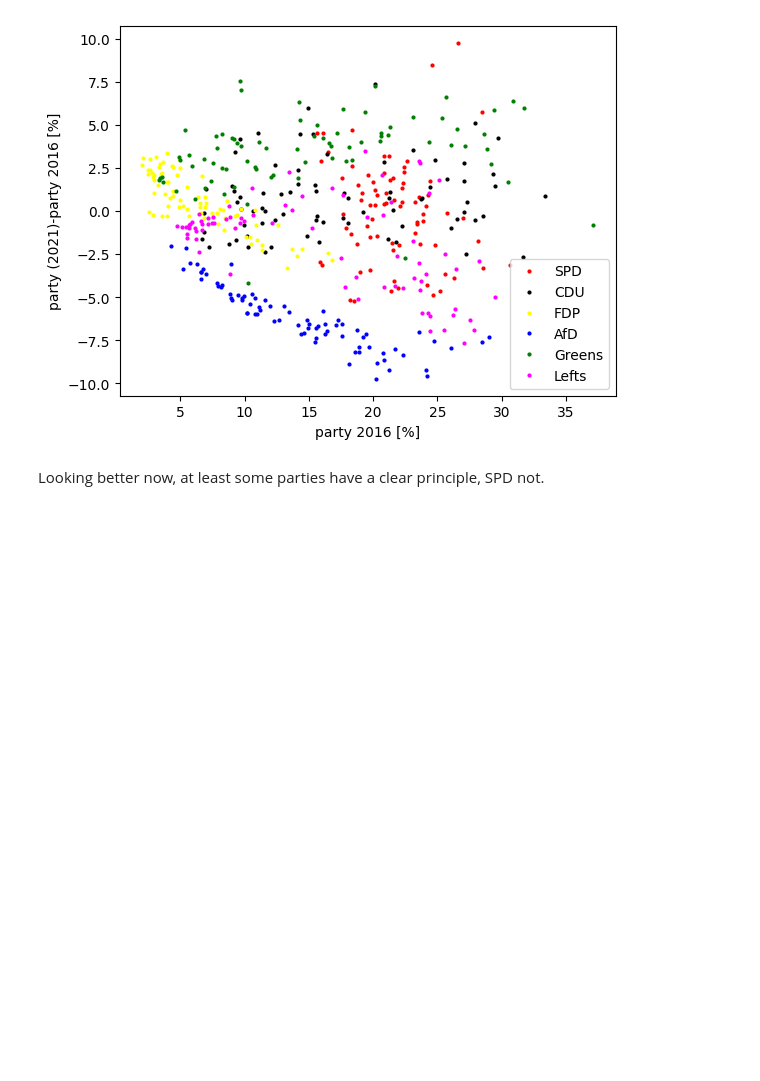
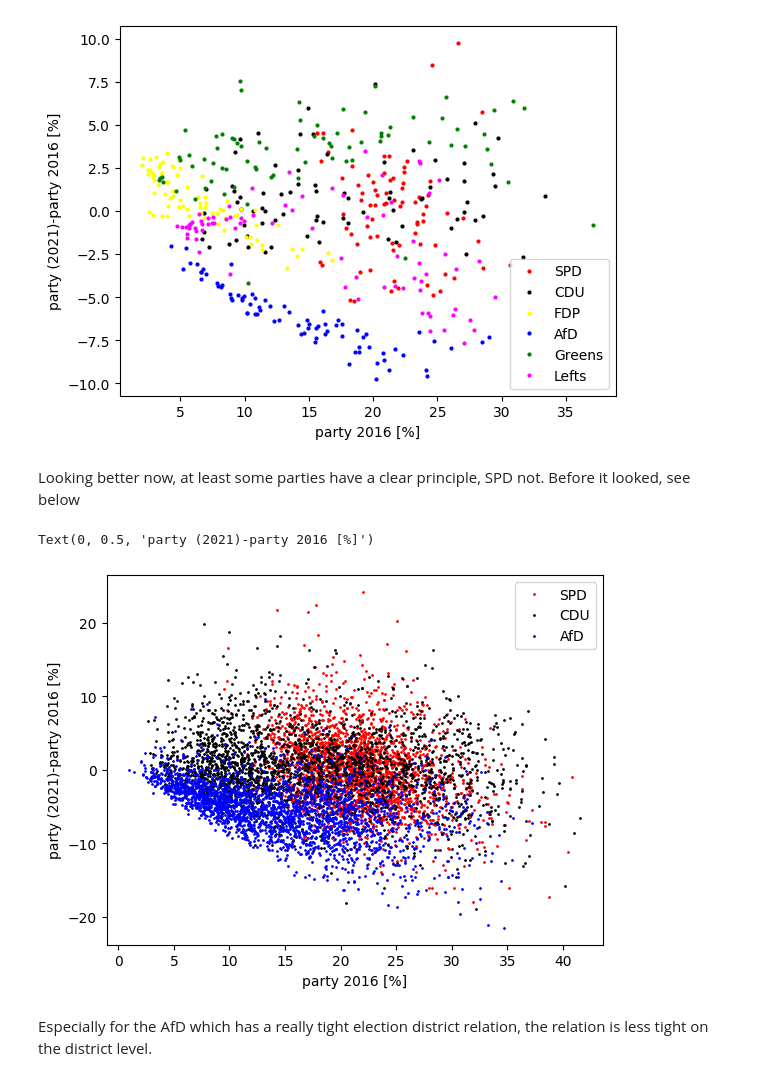
Before and after one commit to tkfritz/Berlin-election, a Jupyter notebook: Berlin-election/election21_predict_v1.ipynb, the cells around one changed output. Saved outputs shown, nothing was run; the diff lists cells and outputs as text; code cells hidden in the pictures; blank space fills up the shorter version.

```diff
--- a/Berlin-election/election21_predict_v1.ipynb
+++ b/Berlin-election/election21_predict_v1.ipynb
@@ -428,15 +447,20 @@ Text(0, 0.5, 'eligible Voters 2021/eligible Voters 2016')
 # %% [markdown]
 Looks better most are rather close 1, some a little off. 78 are clearly not enough for a good analysis and prediction. Spatial information on the districts is needed.
 # %%
-combined_district['spd_%_16']=combined_district.SPD_x/combined_district['Gültige Stimmen_x']*100
-combined_district['spd_%_21']=combined_district.SPD_y/combined_district['Gültige Stimmen_y']*100
-combined_district['cdu_%_16']=combined_district.CDU_x/combined_district['Gültige Stimmen_x']*100
-combined_district['cdu_%_21']=combined_district.CDU_y/combined_district['Gültige Stimmen_y']*100
-combined_district['fdp_%_16']=combined_district.FDP_x/combined_district['Gültige Stimmen_x']*100
-combined_district['fdp_%_21']=combined_district.FDP_y/combined_district['Gültige Stimmen_y']*100
-combined_district['afd_%_16']=combined_district.AfD_x/combined_district['Gültige Stimmen_x']*100
-combined_district['afd_%_21']=combined_district.AfD_y/combined_district['Gültige Stimmen_y']*100
-combined_district['greens_%_16']=combined_district['GRÜNE_x']/combined_district['Gültige Stimmen_x']*100
-combined_district['greens_%_21']=combined_district['GRÜNE_y']/combined_district['Gültige Stimmen_y']*100
-combined_district['lefts_%_16']=combined_district['DIE LINKE_x']/combined_district['Gültige Stimmen_x']*100
-combined_district['lefts_%_21']=combined_district['DIE LINKE_y']/combined_district['Gültige Stimmen_y']*100
+def get_percentages(dataframe):
+    dataframe['spd_%_16']=dataframe.SPD_x/dataframe['Gültige Stimmen_x']*100
+    dataframe['spd_%_21']=dataframe.SPD_y/dataframe['Gültige Stimmen_y']*100
+    dataframe['cdu_%_16']=dataframe.CDU_x/dataframe['Gültige Stimmen_x']*100
+    dataframe['cdu_%_21']=dataframe.CDU_y/dataframe['Gültige Stimmen_y']*100
+    dataframe['fdp_%_16']=dataframe.FDP_x/dataframe['Gültige Stimmen_x']*100
+    dataframe['fdp_%_21']=dataframe.FDP_y/dataframe['Gültige Stimmen_y']*100
+    dataframe['afd_%_16']=dataframe.AfD_x/dataframe['Gültige Stimmen_x']*100
+    dataframe['afd_%_21']=dataframe.AfD_y/dataframe['Gültige Stimmen_y']*100
+    dataframe['greens_%_16']=dataframe['GRÜNE_x']/dataframe['Gültige Stimmen_x']*100
+    dataframe['greens_%_21']=dataframe['GRÜNE_y']/dataframe['Gültige Stimmen_y']*100
+    dataframe['lefts_%_16']=dataframe['DIE LINKE_x']/dataframe['Gültige Stimmen_x']*100
+    dataframe['lefts_%_21']=dataframe['DIE LINKE_y']/dataframe['Gültige Stimmen_y']*100
+    return dataframe
+# %%
+combined_district=get_percentages(combined_district)
+cleaned=get_percentages(cleaned)
@@ -454,4 +496,19 @@ plt.ylabel("party (2021)-party 2016 [%]")
 Text(0, 0.5, 'party (2021)-party 2016 [%]')
 [figure]
 # %% [markdown]
-Looking better now, at least some parties have a clear principle, SPD not.
+Looking better now, at least some parties have a clear principle, SPD not.   Before it looked, see below
+# %%
+plt.plot(cleaned['spd_%_16'],cleaned['spd_%_21']-cleaned['spd_%_16'],'o',ms=1,color='red',label='SPD')
+plt.plot(cleaned['cdu_%_16'],cleaned['cdu_%_21']-cleaned['cdu_%_16'],'o',ms=1,color='black',label='CDU')
+#plt.plot(combined_district['fdp_%_16'],combined_district['fdp_%_21']-combined_district['fdp_%_16'],'o',ms=2,color='yellow',label='FDP')
+plt.plot(cleaned['afd_%_16'],cleaned['afd_%_21']-cleaned['afd_%_16'],'o',ms=1,color='blue',label='AfD')
+#plt.plot(combined_district['greens_%_16'],combined_district['greens_%_21']-combined_district['greens_%_16'],'o',ms=2,color='green',label='Greens')
+#plt.plot(combined_district['lefts_%_16'],combined_district['lefts_%_21']-combined_district['lefts_%_16'],'o',ms=2,color='magenta',label='Lefts')
+plt.legend(loc="best")
+plt.xlabel("party 2016 [%]")
+plt.ylabel("party (2021)-party 2016 [%]")
+# %% [output]
+Text(0, 0.5, 'party (2021)-party 2016 [%]')
+[figure, added]
+# %% [markdown]
+Especially for the AfD which has a really tight election district relation, the relation is less tight on the district level.
```
Also changed, not shown: parts of 22 cells of this notebook.
